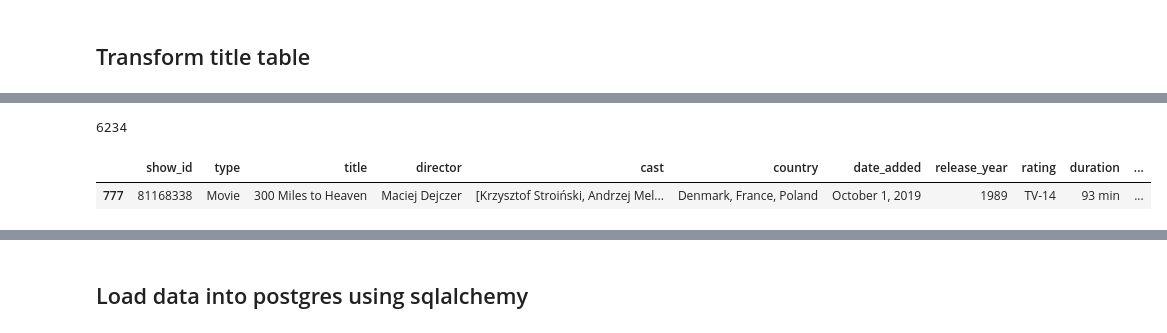
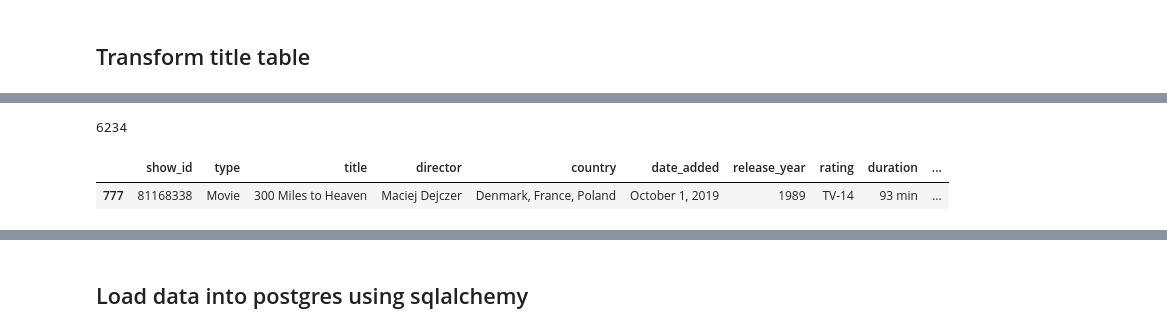
Before and after one commit to HaifaNajdawi/The_big_chill, a Jupyter notebook: static/data/Transform_Load.ipynb, the cells around one changed output, grey strips where cells are left out. Drawn from its saved outputs; the diff is of its cells as text; code cells hidden in the pictures.

```diff
--- a/static/data/Transform_Load.ipynb
+++ b/static/data/Transform_Load.ipynb
@@ -333,13 +333,13 @@ cast_table_show
 # %%
-title_df = merged_df.drop(columns=["listed_in","genre","language","Unnamed: 0"])
+title_df = merged_df.drop(columns=["listed_in","genre","language","Unnamed: 0","cast"])
 title_df_show = title_df.loc[title_df.show_id == 81168338]
 
 print(len(title_df))
 title_df_show
 # %% [output]
 6234
-|  | show_id | type | title | director | cast | country | date_added | release_year | rating | duration | ... |
-| 777 | 81168338 | Movie | 300 Miles to Heaven | Maciej Dejczer | [Krzysztof Stroiński, Andrzej Mel... | Denmark, France, Poland | October 1, 2019 | 1989 | TV-14 | 93 min | ... |
+|  | show_id | type | title | director | country | date_added | release_year | rating | duration | ... |
+| 777 | 81168338 | Movie | 300 Miles to Heaven | Maciej Dejczer | Denmark, France, Poland | October 1, 2019 | 1989 | TV-14 | 93 min | ... |
 # %%
 title_df.country.value_counts()
 # %% [output]
```
Also changed, not shown: parts of 13 cells of this notebook, 6 other files.
